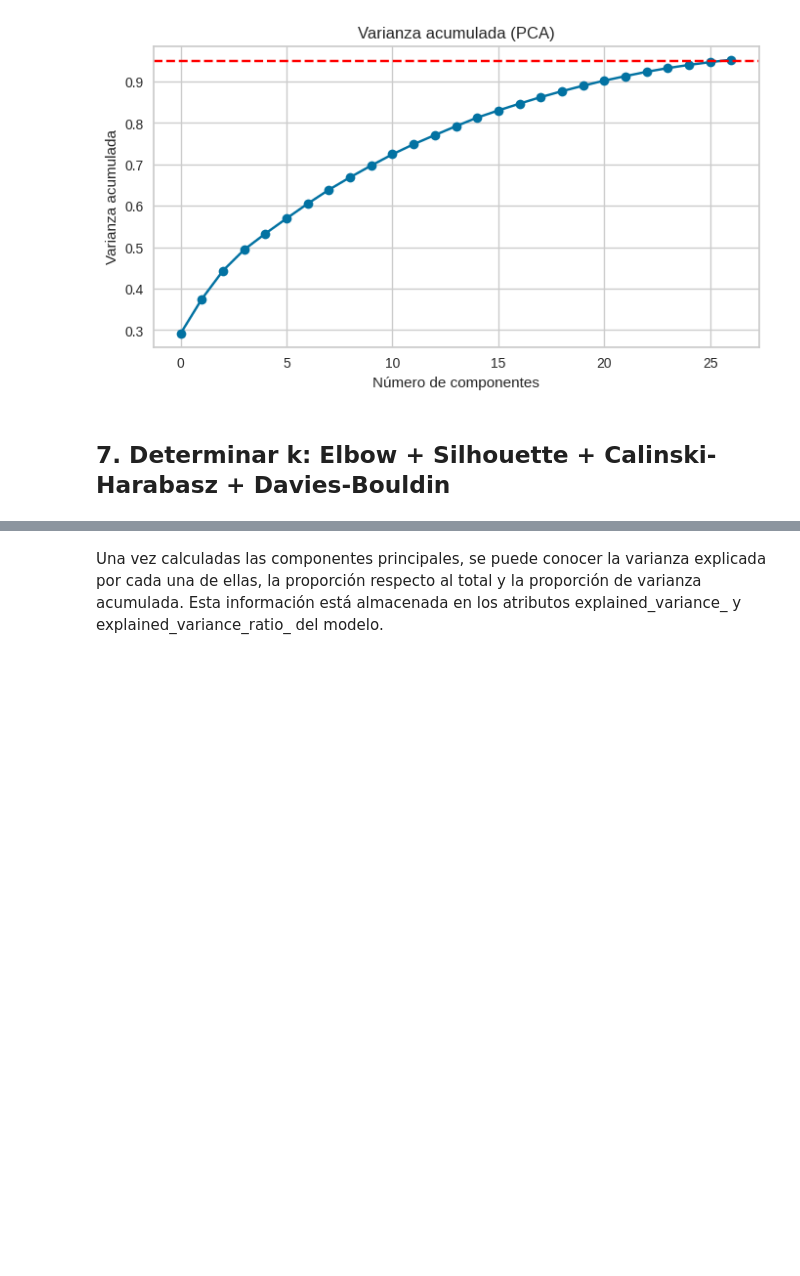
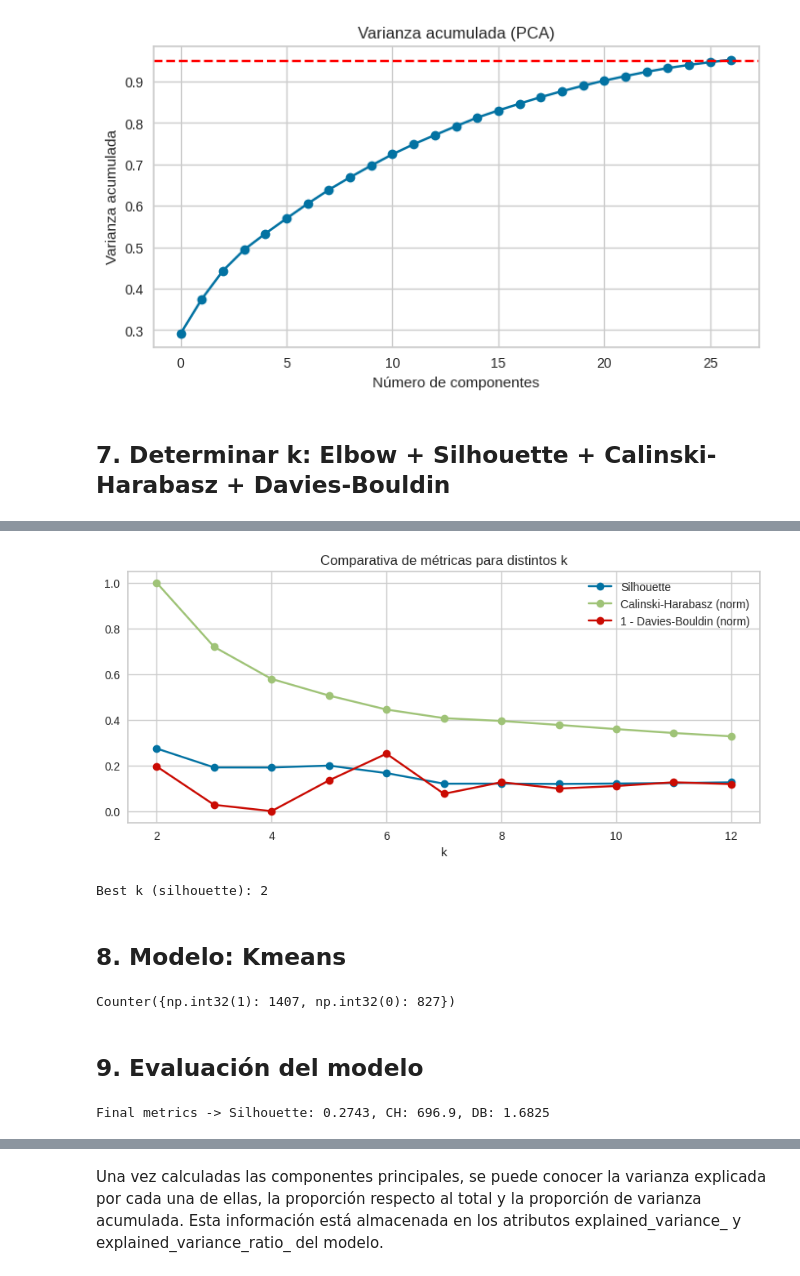
Before and after one commit to xbadiam/Marketing_Campaign, a Jupyter notebook: notebooks/MarketingCampaign.ipynb, the cells around one changed output, grey strips where cells are left out. Drawn from its saved outputs; the diff is of its cells as text; code cells hidden in the pictures; blank space fills up the shorter version.

```diff
--- a/notebooks/MarketingCampaign.ipynb
+++ b/notebooks/MarketingCampaign.ipynb
@@ -109,6 +109,22 @@ def silhouette_Coefficient(data, min_k: int = 2, max_k: int = 12) -> None:
   plt.title('Análisis Silhouette para determinar k óptimo')
   plt.grid(True)
   plt.show()
+
+def evaluate_ks(X, ks=range(2,13)):
+  results = {}
+  for k in ks:
+    km = KMeans(n_clusters=k, random_state=42, n_init=20)
+    labels = km.fit_predict(X)
+    n_labels = len(set(labels))
+    if n_labels < 2:
+      continue
+    sample_size = min(10000, len(X))
+    sil = metrics.silhouette_score(X, labels, sample_size=sample_size)
+    ch = metrics.calinski_harabasz_score(X, labels)
+    db = metrics.davies_bouldin_score(X, labels)
+    results[k] = {'silhouette': sil, 'ch': ch, 'db': db}
+    print(f"k={k}: silhouette={sil:.4f}, CH={ch:.1f}, DB={db:.4f}")
+  return pd.DataFrame(results).T
 # %% [markdown]
 ## 4. Cargar datos
 # %%
@@ -270,3 +271,0 @@ Varianza acumulada (último): 0.9527168749034798
-# %%
-# Opcional: crear DataFrame PCA
-PCA_dataset = pd.DataFrame(X_pca, columns=[f'PC{i+1}' for i in range(pca.n_components_)], index=data.index)
@@ -301,0 +272,4 @@ plt.show()
+# %%
+
+eval_df = evaluate_ks(PCA_dataset, ks=range(2,13))
+display(eval_df)
@@ -301,0 +300,26 @@ plt.show()
+# %%
+#  Visual comparativo
+# ==============================================================================
+
+# Visual comparativo
+plt.figure(figsize=(10,4))
+plt.plot(eval_df.index, eval_df['silhouette'], marker='o', label='Silhouette')
+plt.plot(eval_df.index, eval_df['ch']/eval_df['ch'].max(), marker='o', label='Calinski-Harabasz (norm)')
+plt.plot(eval_df.index, 1 - (eval_df['db']/eval_df['db'].max()), marker='o', label='1 - Davies-Bouldin (norm)')
+plt.xlabel('k')
+plt.legend()
+plt.title('Comparativa de métricas para distintos k')
+plt.grid(True)
+plt.show()
+# %% [output]
+[figure, added]
+# %%
+#  Selección k (mejor por silhouette)
+# ==============================================================================
+
+best_k = eval_df['silhouette'].idxmax()
+print("Best k (silhouette):", best_k)
+# %% [output]
+Best k (silhouette): 2
+# %% [markdown]
+## 8. Modelo: Kmeans
@@ -301,0 +334,18 @@ plt.show()
+# %%
+print(Counter(labels))
+# %% [output]
+Counter({np.int32(1): 1407, np.int32(0): 827})
+# %% [markdown]
+## 9. Evaluación del modelo
+# %%
+# Eliminar columna que informa los clusters
+X_for_eval = PCA_dataset.drop(columns=['Clusters'])
+
+# Aplicamos la evaluación
+sil_final = metrics.silhouette_score(X_for_eval, labels)
+ch_final = metrics.calinski_harabasz_score(X_for_eval, labels)
+db_final = metrics.davies_bouldin_score(X_for_eval, labels)
+
+print(f"Final metrics -> Silhouette: {sil_final:.4f}, CH: {ch_final:.1f}, DB: {db_final:.4f}")
+# %% [output]
+Final metrics -> Silhouette: 0.2743, CH: 696.9, DB: 1.6825
```
Also changed, not shown: parts of 28 cells of this notebook.
